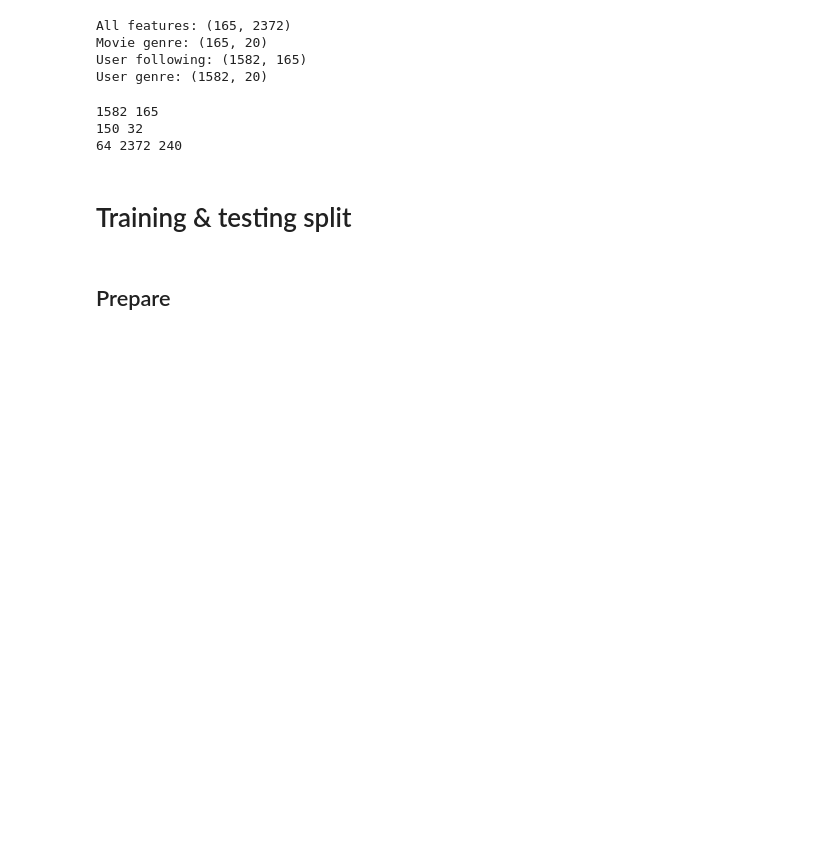
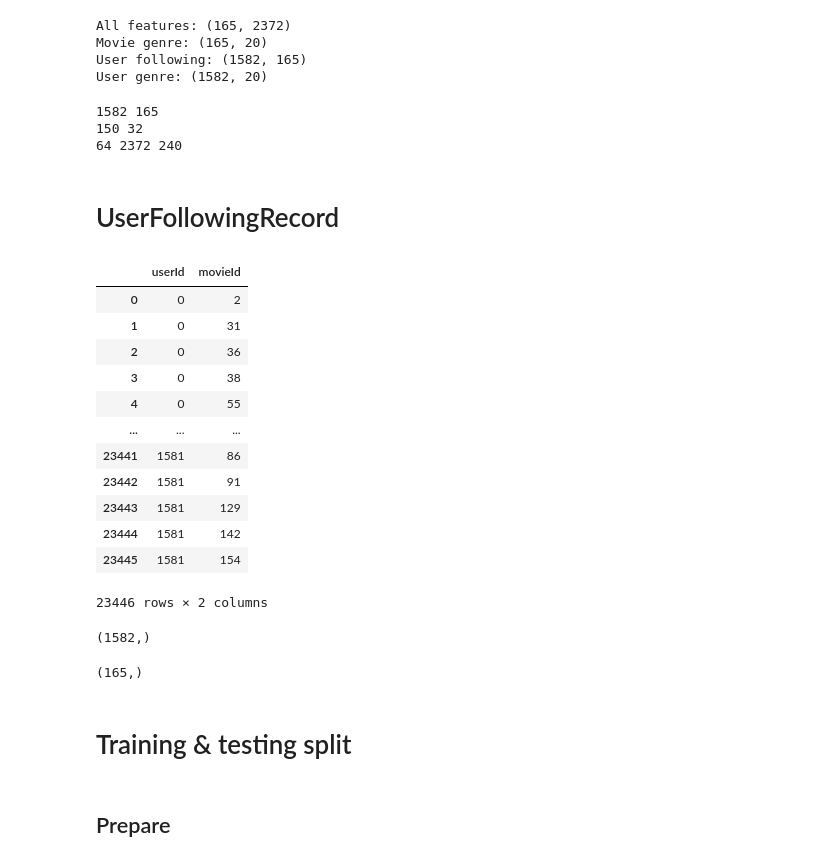
Before and after one commit to arrowill74/GPUbackup, a Jupyter notebook: MRM/SplitTrainTest.ipynb, the cells around one changed output. Drawn from its saved outputs; the diff is of its cells as text; code cells hidden in the pictures; blank space fills up the shorter version.

```diff
--- a/MRM/SplitTrainTest.ipynb
+++ b/MRM/SplitTrainTest.ipynb
@@ -79,3 +79,5 @@ print(latent_dim, ft_dim, embedding_dims)
 1582 165
 150 32
 64 2372 240
+# %% [markdown]
+# UserFollowingRecord
@@ -81,0 +94,17 @@ print(latent_dim, ft_dim, embedding_dims)
+# %%
+df = pd.DataFrame(data={'userId': user, 'movieId': movie})
+df
+# %% [output]
+|  | userId | movieId |
+| 0 | 0 | 2 |
+| 1 | 0 | 31 |
+| 2 | 0 | 36 |
+| 3 | 0 | 38 |
+| 4 | 0 | 55 |
+| ... | ... | ... |
+| 23441 | 1581 | 86 |
+| 23442 | 1581 | 91 |
+| 23443 | 1581 | 129 |
+| 23444 | 1581 | 142 |
+| 23445 | 1581 | 154 |
+23446 rows × 2 columns
@@ -82,3 +113,13 @@ print(latent_dim, ft_dim, embedding_dims)
+# %%
+unique_uid = pd.unique(df['userId'])
+unique_uid.shape
+# %% [output]
+(1582,)
+# %%
+unique_sid = pd.unique(df['movieId'])
+unique_sid.shape
+# %% [output]
+(165,)
 # %% [markdown]
 # Training & testing split
 # %% [markdown]
```
Also changed, not shown: parts of 19 cells of this notebook, 39 other files.
